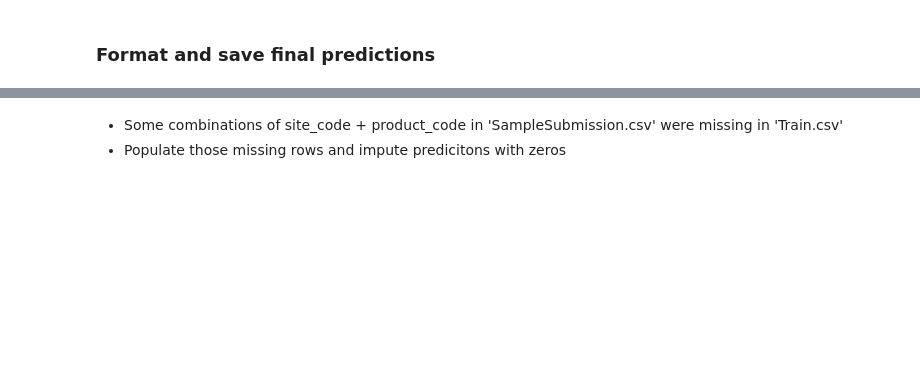
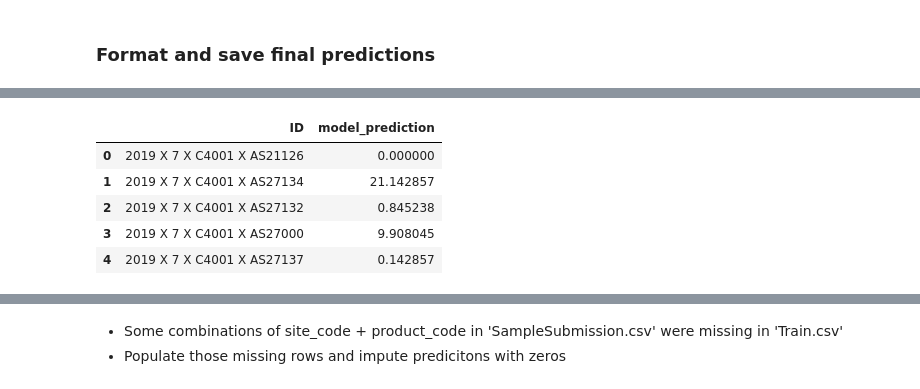
Before and after one commit to brcorrea/contracep_forecasting, a Jupyter notebook: notebooks/contraceptive_forecasting.ipynb, the cells around one changed output, grey strips where cells are left out. Drawn from its saved outputs; the diff is of its cells as text; code cells hidden in the pictures; blank space fills up the shorter version.

```diff
--- a/notebooks/contraceptive_forecasting.ipynb
+++ b/notebooks/contraceptive_forecasting.ipynb
@@ -722,9 +717,9 @@ def pred_auto_arima(input_df, target_feat, pred_months):
         prediction = arima_model.predict(n_periods=pred_months)
 
         # Add ID to predictions do build output data frame:
-        pred_id = [['2019 X 7 X ' + site + ' X ' + product, prediction[0,0]],
-                   ['2019 X 8 X ' + site + ' X ' + product, prediction[1,0]],
-                   ['2019 X 9 X ' + site + ' X ' + product, prediction[2,0]]]
+        pred_id = [['2019 X 7 X ' + site + ' X ' + product, max(0,prediction[0])], # if prediction < 0; return 0
+                   ['2019 X 8 X ' + site + ' X ' + product, max(0,prediction[1])],
+                   ['2019 X 9 X ' + site + ' X ' + product, max(0,prediction[2])]]
         predictions_df = pd.DataFrame(pred_id, columns=['ID','model_prediction'])
 
         # Buil output predictions data frame:
@@ -749,11 +758,19 @@ sample_submission.head()
 # %%
 # Match predictions with 'SampleSubmission.csv':
 out_pred = pd.concat([sample_submission.set_index('ID'),
-                      pred_rnn_df.set_index('ID')],       # RNN predictions
-                     axis=1,
+                      #pred_rnn_df.set_index('ID')],       # RNN predictions
+                      pred_arima_df.set_index('ID')],     # ARIMA predictions
+                      axis=1,
                      join='inner').reset_index().drop(columns='prediction')
 
 out_pred.head()
+# %% [output]
+|  | ID | model_prediction |
+| 0 | 2019 X 7 X C4001 X AS21126 | 0.000000 |
+| 1 | 2019 X 7 X C4001 X AS27134 | 21.142857 |
+| 2 | 2019 X 7 X C4001 X AS27132 | 0.845238 |
+| 3 | 2019 X 7 X C4001 X AS27000 | 9.908045 |
+| 4 | 2019 X 7 X C4001 X AS27137 | 0.142857 |
 # %%
 # Check dimensions to see if they match with 'SampleSubmission.csv':
 print(f'Predictions shape: {out_pred.shape}')
```
Also changed, not shown: parts of 11 cells of this notebook.
